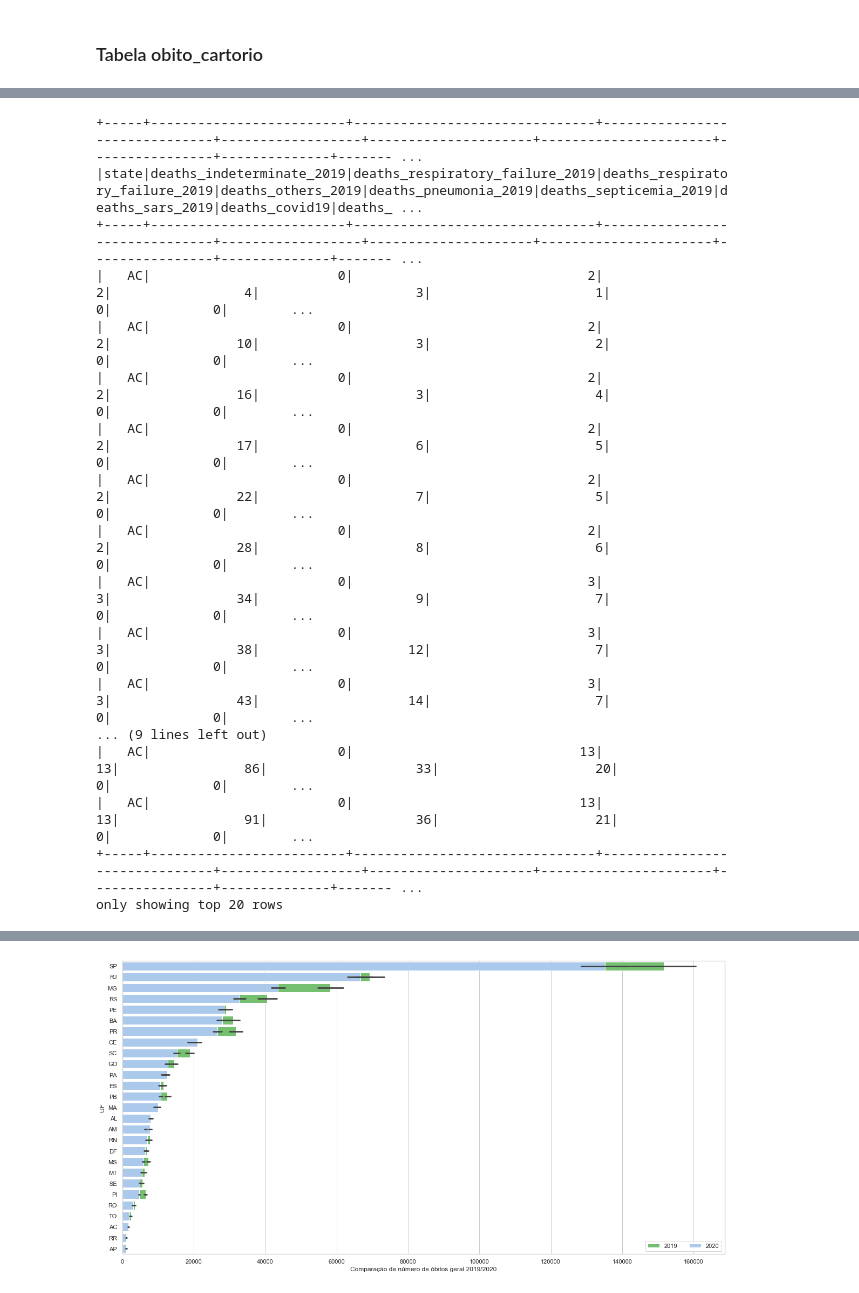
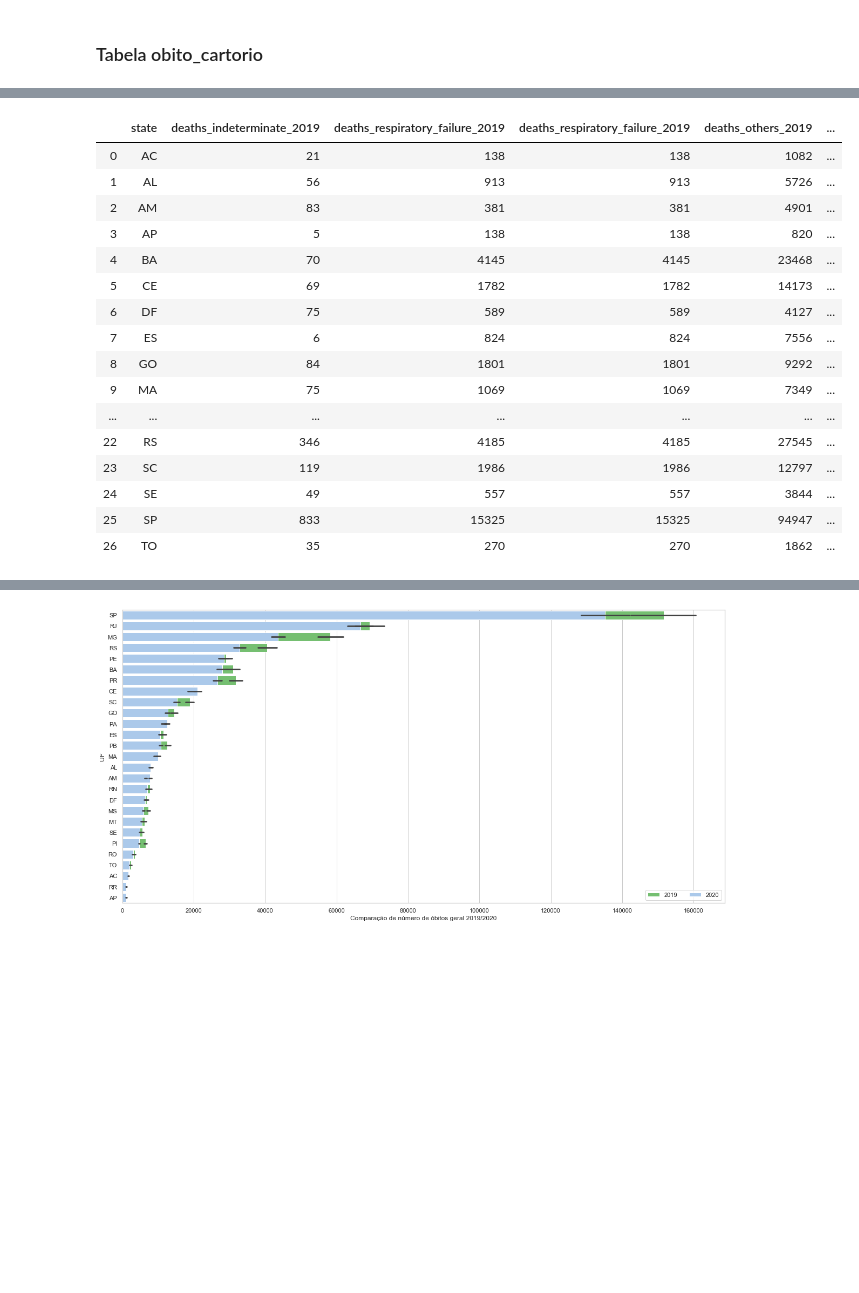
Before and after one commit to marcoguinter/aed_projeto3, a Jupyter notebook: covid19.ipynb, the cells around one changed output, grey strips where cells are left out. Drawn from its saved outputs; the diff is of its cells as text; code cells hidden in the pictures; blank space fills up the shorter version.

```diff
--- a/covid19.ipynb
+++ b/covid19.ipynb
@@ -792,20 +799,20 @@ dtype: float64
 # %%
-df_obito_cartorio.select("state","deaths_indeterminate_2019","deaths_respiratory_failure_2019","deaths_respiratory_failure_2019","deaths_others_2019","deaths_pneumonia_2019","deaths_septicemia_2019","deaths_sars_2019","deaths_covid19","deaths_indeterminate_2020","deaths_respiratory_failure_2020","deaths_others_2020","deaths_pneumonia_2020","deaths_septicemia_2020","deaths_sars_2020").show()
+df_obito_cartorio.select("state","deaths_indeterminate_2019","deaths_respiratory_failure_2019","deaths_respiratory_failure_2019","deaths_others_2019","deaths_pneumonia_2019","deaths_septicemia_2019","deaths_sars_2019","deaths_covid19","deaths_indeterminate_2020","deaths_respiratory_failure_2020","deaths_others_2020","deaths_pneumonia_2020","deaths_septicemia_2020","deaths_sars_2020").toPandas()
 # %% [output]
-+-----+-------------------------+-------------------------------+-------------------------------+------------------+---------------------+----------------------+----------------+--------------+------- ...
-|state|deaths_indeterminate_2019|deaths_respiratory_failure_2019|deaths_respiratory_failure_2019|deaths_others_2019|deaths_pneumonia_2019|deaths_septicemia_2019|deaths_sars_2019|deaths_covid19|deaths_ ...
-+-----+-------------------------+-------------------------------+-------------------------------+------------------+---------------------+----------------------+----------------+--------------+------- ...
-|   AC|                        0|                              2|                              2|                 4|                    3|                     1|               0|             0|        ...
-|   AC|                        0|                              2|                              2|                10|                    3|                     2|               0|             0|        ...
-|   AC|                        0|                              2|                              2|                16|                    3|                     4|               0|             0|        ...
-|   AC|                        0|                              2|                              2|                17|                    6|                     5|               0|             0|        ...
-|   AC|                        0|                              2|                              2|                22|                    7|                     5|               0|             0|        ...
-|   AC|                        0|                              2|                              2|                28|                    8|                     6|               0|             0|        ...
-|   AC|                        0|                              3|                              3|                34|                    9|                     7|               0|             0|        ...
-|   AC|                        0|                              3|                              3|                38|                   12|                     7|               0|             0|        ...
-|   AC|                        0|                              3|                              3|                43|                   14|                     7|               0|             0|        ...
-... (9 lines left out)
-|   AC|                        0|                             13|                             13|                86|                   33|                    20|               0|             0|        ...
-|   AC|                        0|                             13|                             13|                91|                   36|                    21|               0|             0|        ...
-+-----+-------------------------+-------------------------------+-------------------------------+------------------+---------------------+----------------------+----------------+--------------+------- ...
-only showing top 20 rows
+|  | state | deaths_indeterminate_2019 | deaths_respiratory_failure_2019 | deaths_respiratory_failure_2019 | deaths_others_2019 | ... |
+| 0 | AC | 21 | 138 | 138 | 1082 | ... |
+| 1 | AL | 56 | 913 | 913 | 5726 | ... |
+| 2 | AM | 83 | 381 | 381 | 4901 | ... |
+| 3 | AP | 5 | 138 | 138 | 820 | ... |
+| 4 | BA | 70 | 4145 | 4145 | 23468 | ... |
+| 5 | CE | 69 | 1782 | 1782 | 14173 | ... |
+| 6 | DF | 75 | 589 | 589 | 4127 | ... |
+| 7 | ES | 6 | 824 | 824 | 7556 | ... |
+| 8 | GO | 84 | 1801 | 1801 | 9292 | ... |
+| 9 | MA | 75 | 1069 | 1069 | 7349 | ... |
+| ... | ... | ... | ... | ... | ... | ... |
+| 22 | RS | 346 | 4185 | 4185 | 27545 | ... |
+| 23 | SC | 119 | 1986 | 1986 | 12797 | ... |
+| 24 | SE | 49 | 557 | 557 | 3844 | ... |
+| 25 | SP | 833 | 15325 | 15325 | 94947 | ... |
+| 26 | TO | 35 | 270 | 270 | 1862 | ... |
```
Also changed, not shown: parts of 9 cells of this notebook.
